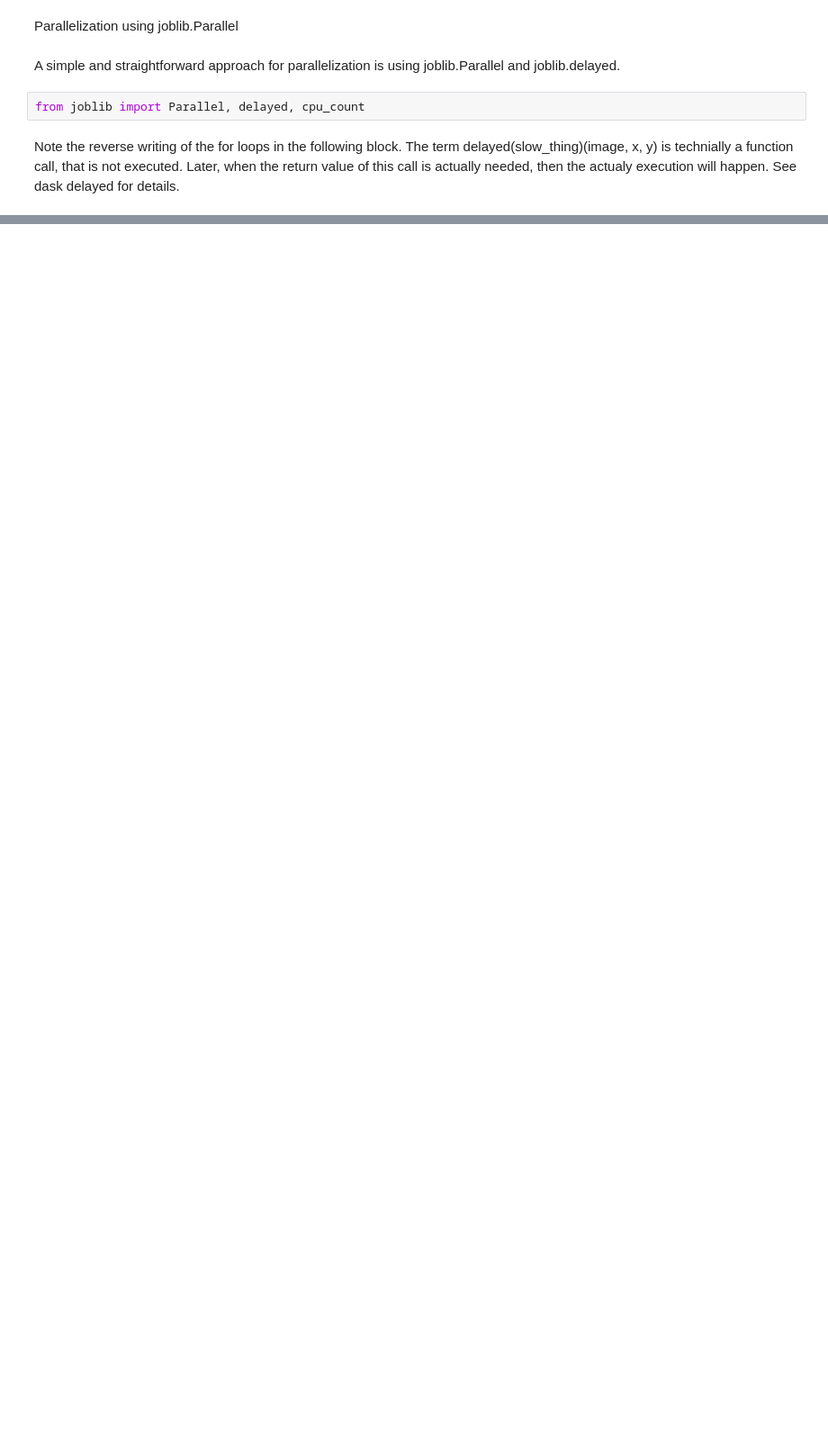
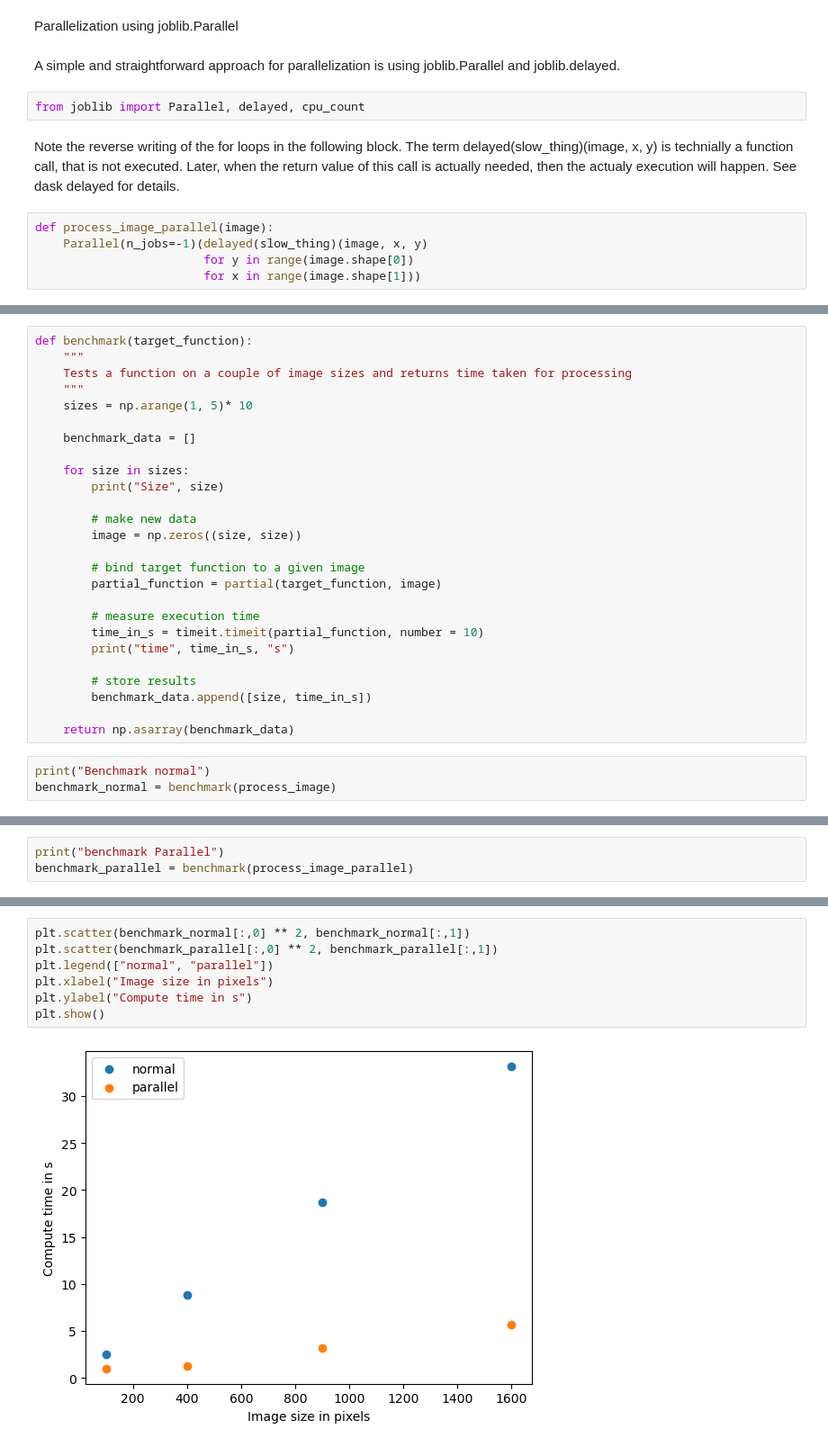
Before and after one commit to jazwilson/haesleinhuepf_bioimageanalysis, a Jupyter notebook: haesleinhuepf_bioimageanalysis_python/notebooks/02_python_advanced/01_python_advanced.ipynb, the cells around one changed output, grey strips where cells are left out. Shown at 90% size. Cells and saved outputs as stored; diff of their text form; blank space fills up the shorter version.

```diff
--- a/haesleinhuepf_bioimageanalysis_python/notebooks/02_python_advanced/python_advanced.ipynb
+++ b/haesleinhuepf_bioimageanalysis_python/notebooks/02_python_advanced/01_python_advanced.ipynb
@@ -261,4 +261,9 @@ A simple and straightforward approach for parallelization is using joblib.Parall
 from joblib import Parallel, delayed, cpu_count
 # %% [markdown]
 Note the reverse writing of the for loops in the following block. The term delayed(slow_thing)(image, x, y) is technially a function call, that is not executed. Later, when the return value of this call is actually needed, then the actualy execution will happen. See dask delayed for details.
+# %%
+def process_image_parallel(image):
+    Parallel(n_jobs=-1)(delayed(slow_thing)(image, x, y)
+                        for y in range(image.shape[0])
+                        for x in range(image.shape[1]))
 # %%
@@ -265,0 +289,29 @@ def process_image_parallel(image):
+# %%
+def benchmark(target_function):
+    """
+    Tests a function on a couple of image sizes and returns time taken for processing
+    """
+    sizes = np.arange(1, 5)* 10
+
+    benchmark_data = []
+
+    for size in sizes:
+        print("Size", size)
+
+        # make new data
+        image = np.zeros((size, size))
+
+        # bind target function to a given image
+        partial_function = partial(target_function, image)
+
+        # measure execution time
+        time_in_s = timeit.timeit(partial_function, number = 10)
+        print("time", time_in_s, "s")
+
+        # store results
+        benchmark_data.append([size, time_in_s])
+
+    return np.asarray(benchmark_data)
+# %%
+print("Benchmark normal")
+benchmark_normal = benchmark(process_image)
@@ -265,0 +328,3 @@ def process_image_parallel(image):
+# %%
+print("benchmark Parallel")
+benchmark_parallel = benchmark(process_image_parallel)
@@ -265,0 +341,9 @@ def process_image_parallel(image):
+# %%
+plt.scatter(benchmark_normal[:,0] ** 2, benchmark_normal[:,1])
+plt.scatter(benchmark_parallel[:,0] ** 2, benchmark_parallel[:,1])
+plt.legend(["normal", "parallel"])
+plt.xlabel("Image size in pixels")
+plt.ylabel("Compute time in s")
+plt.show()
+# %% [output]
+[figure, added]
```
Also changed, not shown: parts of 22 cells of this notebook, 1 other file.
